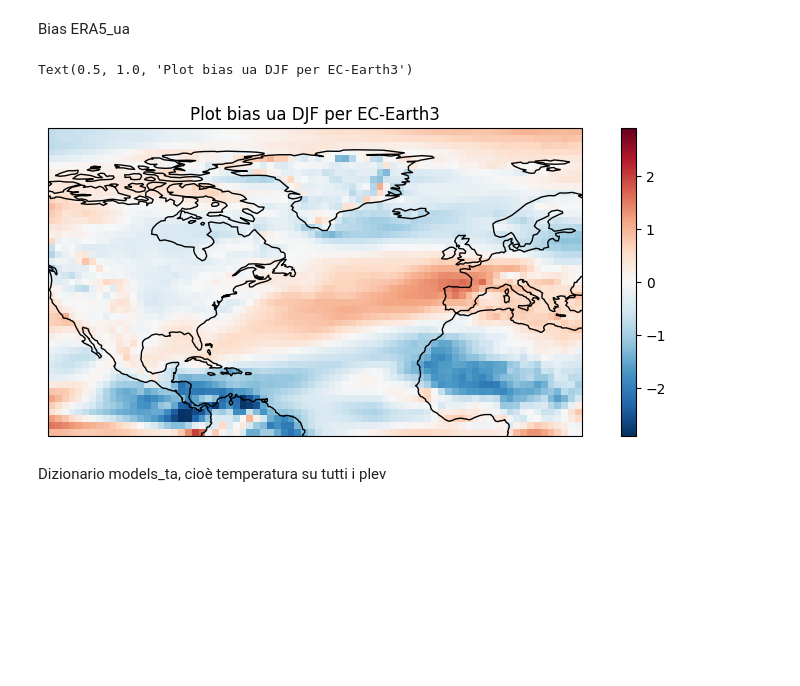
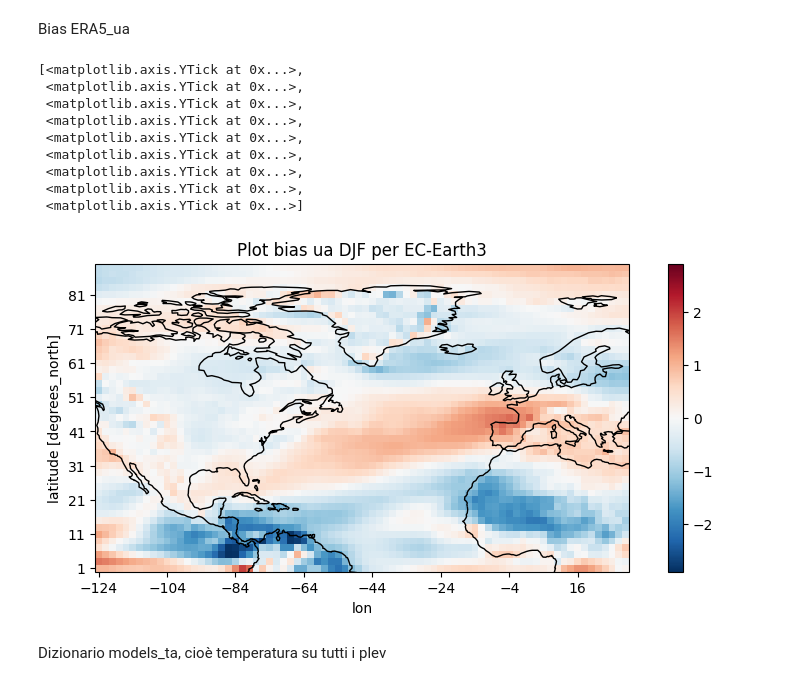
Before and after one commit to sbeltrami/tesi, a Jupyter notebook: eady_growth_rate.ipynb, the cells around one changed output. Drawn from its saved outputs; the diff is of its cells as text; code cells hidden in the pictures; blank space fills up the shorter version.

```diff
--- a/eady_growth_rate.ipynb
+++ b/eady_growth_rate.ipynb
@@ -186,24 +184,34 @@ Bias ERA5_ua
 # %%
 for name in models_ua.keys():
     box = models_ua[name]['ua North Atlantic box']
     # Media temporale delle stagioni MAM, JJA, SON
     for i in range(4): # Ciclo su tutte le stagioni
         # Calcolo la media temporale per ogni stagione dei modelli
         if (i+1) == 4 : # DJF
             models_ua[name]['ua seasonal mean DJF'] = compute_mean_resample_mar(box["ua"],"1982","2014",i)
             model_seas_mean = models_ua[name]['ua seasonal mean DJF']
             models_ua[name]['ua bias DJF'] = model_seas_mean - era_ua_seas_mean[i+1]
 
 #Plot bias ua per un modello
 #plot DJF
 name = 'EC-Earth3' #nome modello che plotto
 fig, ax = plt.subplots(figsize=(10,4), subplot_kw={"projection": ccrs.PlateCarree()})
 models_ua[name]['ua bias DJF'][2,:,:].plot(ax=ax) #plev=850hPa
 ax.coastlines()
 ax.set_title(f'Plot bias ua DJF per {name}')
+ax.set_xticks(np.arange(models_ua[name]['ua bias DJF'].lon.min(),models_ua[name]['ua bias DJF'].lon.max(), 20))
+ax.set_yticks(np.arange(models_ua[name]['ua bias DJF'].lat.min(),models_ua[name]['ua bias DJF'].lat.max(), 10))
 # %% [output]
-Text(0.5, 1.0, 'Plot bias ua DJF per EC-Earth3')
+[<matplotlib.axis.YTick at 0x...>,
+ <matplotlib.axis.YTick at 0x...>,
+ <matplotlib.axis.YTick at 0x...>,
+ <matplotlib.axis.YTick at 0x...>,
+ <matplotlib.axis.YTick at 0x...>,
+ <matplotlib.axis.YTick at 0x...>,
+ <matplotlib.axis.YTick at 0x...>,
+ <matplotlib.axis.YTick at 0x...>,
+ <matplotlib.axis.YTick at 0x...>]
-[figure, old version]
+[figure, new version]
 # %% [markdown]
 Dizionario models_ta, cioè temperatura su tutti i plev
 # %%
```
Also changed, not shown: parts of 21 cells of this notebook, 1 other file.
